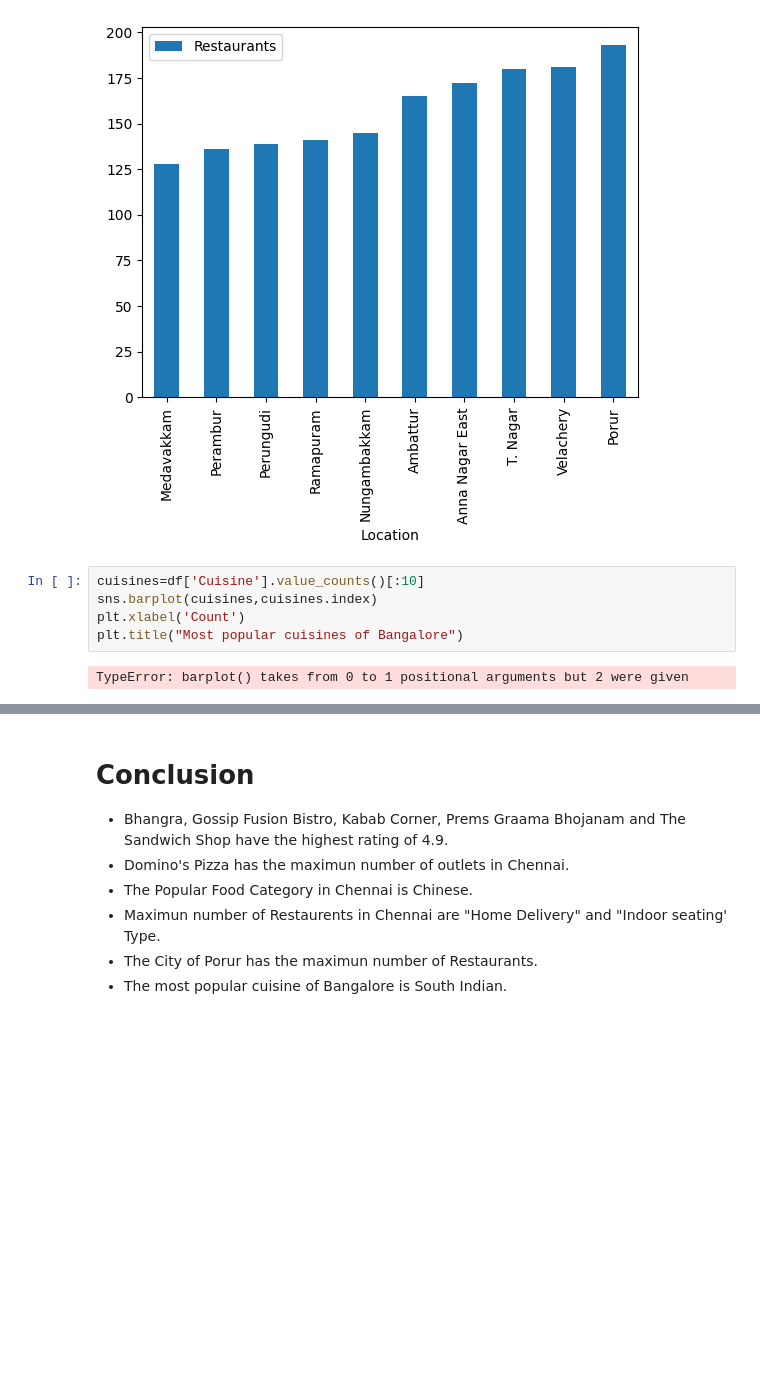
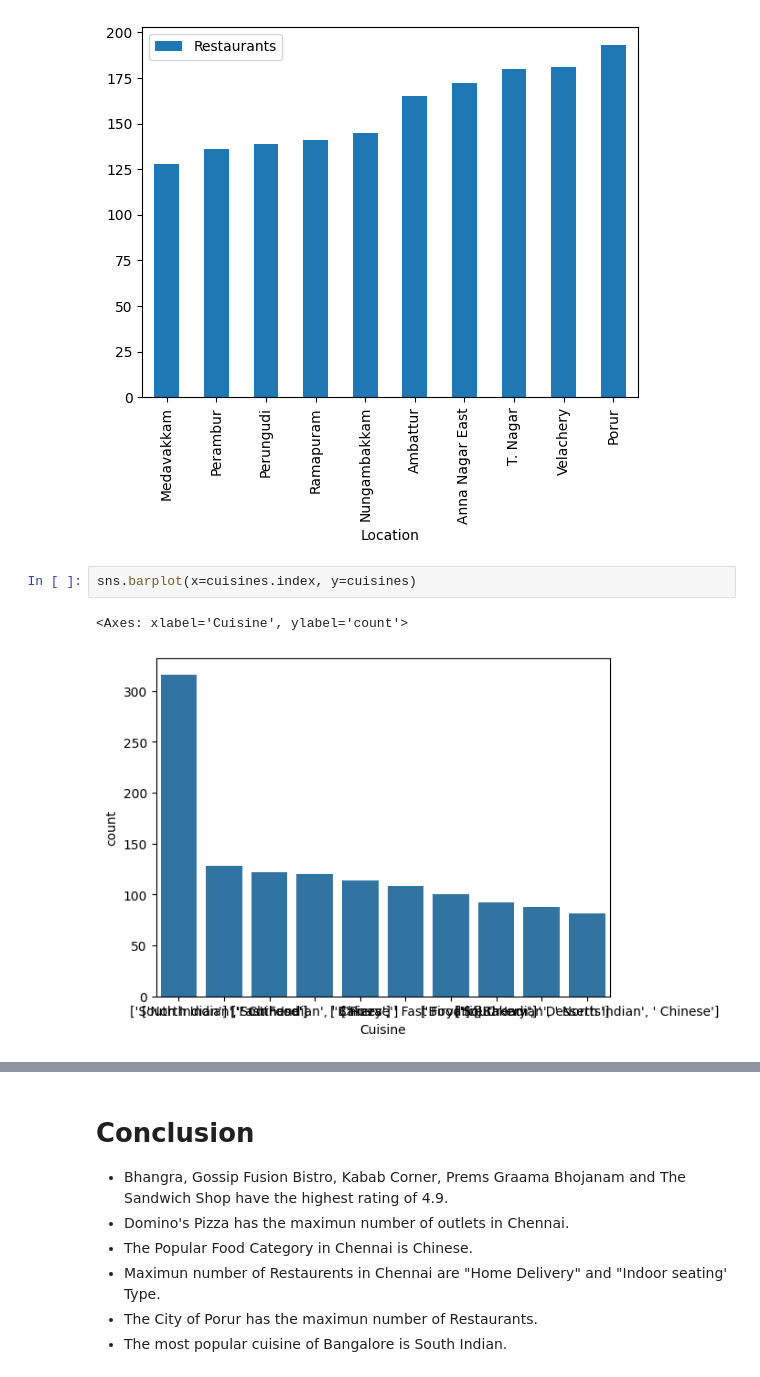
Before and after one commit to priyankeshh/Chennai-Zomato-Analysis, a Jupyter notebook: Model/Chennai Zomato Analysis.ipynb, the cells around one changed output, grey strips where cells are left out. Cells and saved outputs as stored; diff of their text form; blank space fills up the shorter version.

Commit message:
removed some errors

```diff
--- a/Model/Chennai Zomato Analysis.ipynb
+++ b/Model/Chennai Zomato Analysis.ipynb
@@ -275,12 +275,10 @@ df_total.sort_values(by='Restaurants').tail(10).plot.bar()
 <Axes: xlabel='Location'>
 [figure]
 # %%
-cuisines=df['Cuisine'].value_counts()[:10]
-sns.barplot(cuisines,cuisines.index)
-plt.xlabel('Count')
-plt.title("Most popular cuisines of Bangalore")
+sns.barplot(x=cuisines.index, y=cuisines)
 # %% [output]
-TypeError: barplot() takes from 0 to 1 positional arguments but 2 were given
+<Axes: xlabel='Cuisine', ylabel='count'>
+[figure, added]
 # %%
 plt.figure(figsize=(6,6))
 sns.distplot(df['Price for 2'])
```
Also changed, not shown: parts of 2 cells of this notebook.
